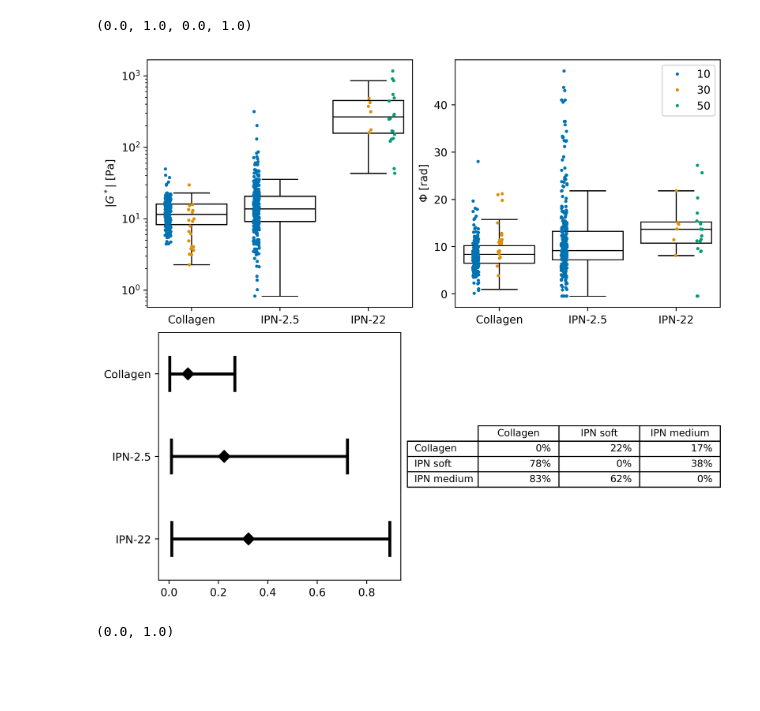
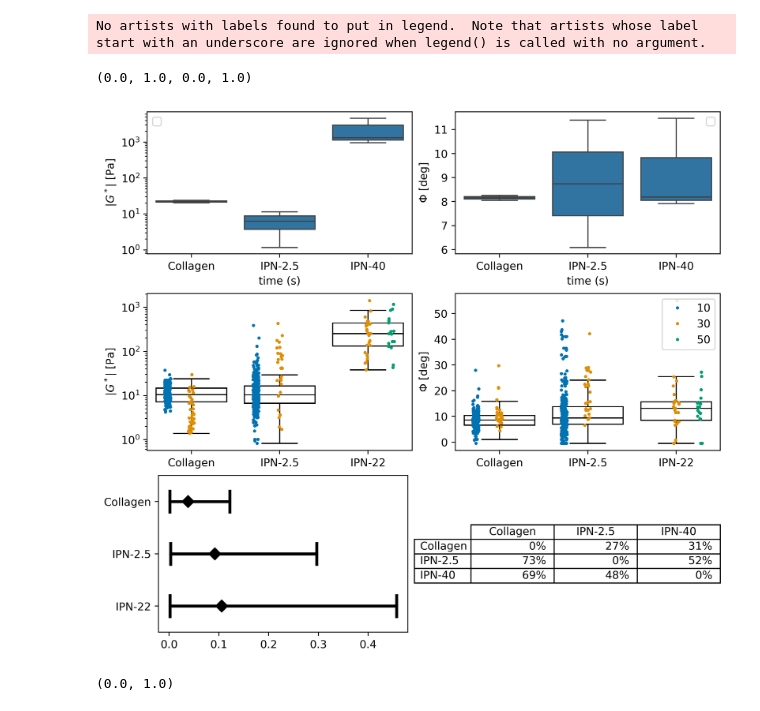
Before and after one commit to ArttuD/InstruProject, a Jupyter notebook: microrheology/analysis_final.ipynb, the cells around one changed output. Cells and saved outputs as stored; diff of their text form; code cells hidden in the pictures; blank space fills up the shorter version.

```diff
--- a/microrheology/analysis_final.ipynb
+++ b/microrheology/analysis_final.ipynb
@@ -10,7 +16,6 @@ import arviz as az
 # %%
-#data = pd.read_csv('./dataStore/datas_2_ref.csv',index_col=0)
-
-data = pd.read_csv('./dataStore/microrheology.csv',index_col=0)
+data = pd.read_csv('./dataStore/datas_2_ref.csv',index_col=0)
+#data = pd.read_csv('./dataStore/microrheology.csv',index_col=0)
 
 names = {'AlgVLVG0_0Ca_2mgmlcollagen':'Collagen',
         'AlgLVLG15_3Ca_2mgmlcollagen':'IPN soft',
@@ -24,4 +29,4 @@ mask = data['type'] == 'IPN stiff'
 
 # select all rows except the ones that contain 'Coca Cola'
 data = data[~mask].reset_index(drop=True)
-data["size"].astype("int")
+data["size"] = data["size"].astype("int")
@@ -163,5 +142,4 @@ vals.columns =  name_list #,'IPN stiff'
 # %%
-
 def comp(name1,name2,df):
     a = df[name1].values
     b = df[name2].values
@@ -178,4 +156,13 @@ def comp_all(names,df):
             probs[i][j] = comp(i,j,df)
     return probs
 
+az_sample = az.from_cmdstanpy(fit,posterior_predictive='y_hat',
+                        log_likelihood='log_likelihood',
+                        observed_data={'y':data_json['y']})
+
+name_list = ['Collagen',"IPN-2.5", 'IPN-40' ]
+
+vals = fit.draws_pd().filter(regex='^sigma_holder')
+vals.columns =  name_list #,'IPN stiff'
+
 probabilities = comp_all(name_list, vals)
@@ -182,11 +211,26 @@ probabilities = comp_all(name_list, vals)
 # %%
 fig = plt.figure(constrained_layout=True, figsize=(8,7),dpi = 500)
-subfigs = fig.subfigures(2, 1, wspace=0.0025, hspace=0.0025, height_ratios=[1, 1])
+subfigs = fig.subfigures(3, 1, wspace=0.0025, hspace=0.0025, height_ratios=[1, 1, 1])
 
-ax1 = subfigs[0].subplots(1, 2)
-ax2 = subfigs[1].subplots(1, 2)
+ax0 = subfigs[0].subplots(1, 2)
+ax1 = subfigs[1].subplots(1, 2)
+ax2 = subfigs[2].subplots(1, 2)
 
 
+df_osc_sub = df_osc[df_osc["Time"] == 100.0]
+
+sns.boxplot(x="label", y = "Complex Shear Modulus", data = df_osc_sub, ax = ax0[0])
+
+ax0[0].set_yscale("log")
+ax0[0].set_xlabel("time (s)")
+ax0[0].set_ylabel(r'${}$ [{}]'.format('|G^*|','Pa'))
+ax0[0].legend("")
+sns.boxplot(x="label", y = "Phase Shift Angle", data = df_osc_sub, ax = ax0[1])
+#ax[0].set_yscale("log")
+
+ax0[1].set_xlabel("time (s)")
+ax0[1].set_ylabel(r'${}$ [{}]'.format('\Phi','deg'))
+ax0[1].legend(loc='upper right')
 
 PROPS = {
     'boxprops':{'facecolor':'none', 'edgecolor':'black'},
@@ -194,23 +238,26 @@ PROPS = {
     'whiskerprops':{'color':'black'},
     'capprops':{'color':'black'}
 }
-sns.boxplot(data=data,x='type', y='G_abs',ax=ax1[0], showfliers= False, **PROPS)
-sns.stripplot(data= data, x='type',y='G_abs',ax=ax1[0], hue = "size", palette=sns.color_palette('colorblind'), legend=False, dodge = True, size =3, marker='o')
+
+mm = data.groupby(['day', 'sample', 'holder', 'location','type','material', 'size', 'coating','track_id']).mean()
+
+sns.boxplot(data=mm,x='type', y='G_abs',ax=ax1[0], showfliers= False, **PROPS)
+sns.stripplot(data= mm, x='type',y='G_abs',ax=ax1[0], hue = "size", palette=sns.color_palette('colorblind'), legend=False, dodge = True, size =3, marker='o')
 
 ax1[0].set_xticklabels(["Collagen", "Soft IPN", "Mid IPN", "Stiff IPN"])
 
-sns.boxplot(data=data,x='type', y='phi_(deg)',ax=ax1[1], showfliers = False, **PROPS)
-sns.stripplot(data= data, x='type',y='phi_(deg)',ax=ax1[1], hue = "size", palette=sns.color_palette('colorblind'), dodge=True, size =3, marker='o')
+sns.boxplot(data=mm,x='type', y='phi_(deg)',ax=ax1[1], showfliers = False, **PROPS)
+sns.stripplot(data= mm, x='type',y='phi_(deg)',ax=ax1[1], hue = "size", palette=sns.color_palette('colorblind'), dodge=True, size =3, marker='o')
 
 ax1[0].set_xticklabels(["Collagen", "IPN-2.5", "IPN-22", "IPN-40"])
 ax1[1].set_xticklabels(["Collagen", "IPN-2.5", "IPN-22", "IPN-40"])
 ax1[0].set_title('')
 ax1[1].set_title('')
 ax1[0].set_ylabel(r'${}$ [{}]'.format('|G^*|','Pa'))
-ax1[1].set_ylabel(r'${}$ [{}]'.format('\Phi','rad'))
+ax1[1].set_ylabel(r'${}$ [{}]'.format('\Phi','deg'))
 ax1[0].set_xlabel("")
 ax1[1].set_xlabel("")
-ax1[1].legend()
+ax1[1].legend(loc='upper right')
 ax1[0].set_yscale("log")
 
 df = vals.melt()
@@ -222,35 +269,36 @@ sns.pointplot(
 ax2[0].set_ylabel("")
 ax2[0].set_xlabel("")
 ax2[0].set_yticklabels(["Collagen", "IPN-2.5", "IPN-22"])
 
 
 columns = name_list
 rows = name_list
 
 # Plot bars and create text labels for the table
 cell_text = []
 for col_ in columns:
     row_text = []
     for row_ in rows:
         row_text.append(r"{}$\%$".format(int(np.round(probabilities[col_][row_]*100,0))))
     cell_text.append(row_text)
 
 # Reverse colors and text labels to display the last value at the top.
 #cell_text.reverse()
 
 # Add a table at the bottom of the Axes
 the_table = ax2[1].table(cellText=cell_text,
                       rowLabels=rows,
                       colLabels=columns,
                       loc='center')
 
 ax2[1].axis("off")
 #fig.tight_layout()
 
 #fig.savefig("./NikonPipes/dataStore/microrheology.png",transparent=False,facecolor='white' )
 # %% [output]
-(0.0, 1.0, 0.0, 1.0)
+No artists with labels found to put in legend.  Note that artists whose label start with an underscore are ignored when legend() is called with no argument.
+(0.0, 1.0, 0.0, 1.0)
-[figure, old version]
+[figure, new version]
 # %%
 fig,ax = plt.subplots(1,3, figsize = (15,5))
 
```
Also changed, not shown: parts of 15 cells of this notebook, 1 other file.
